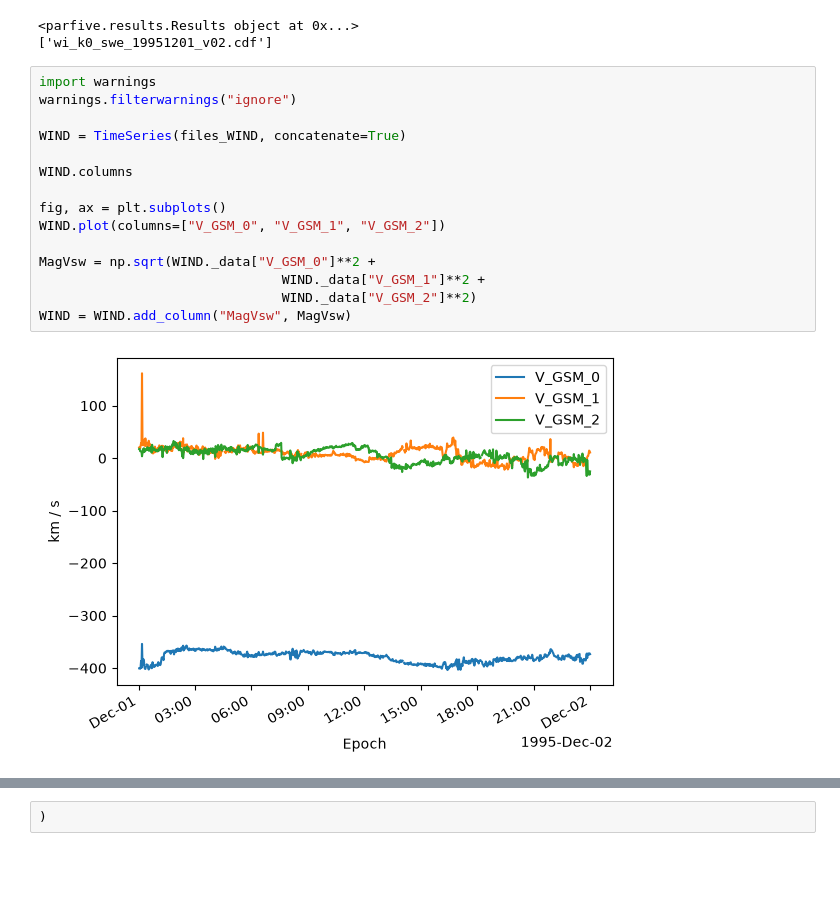
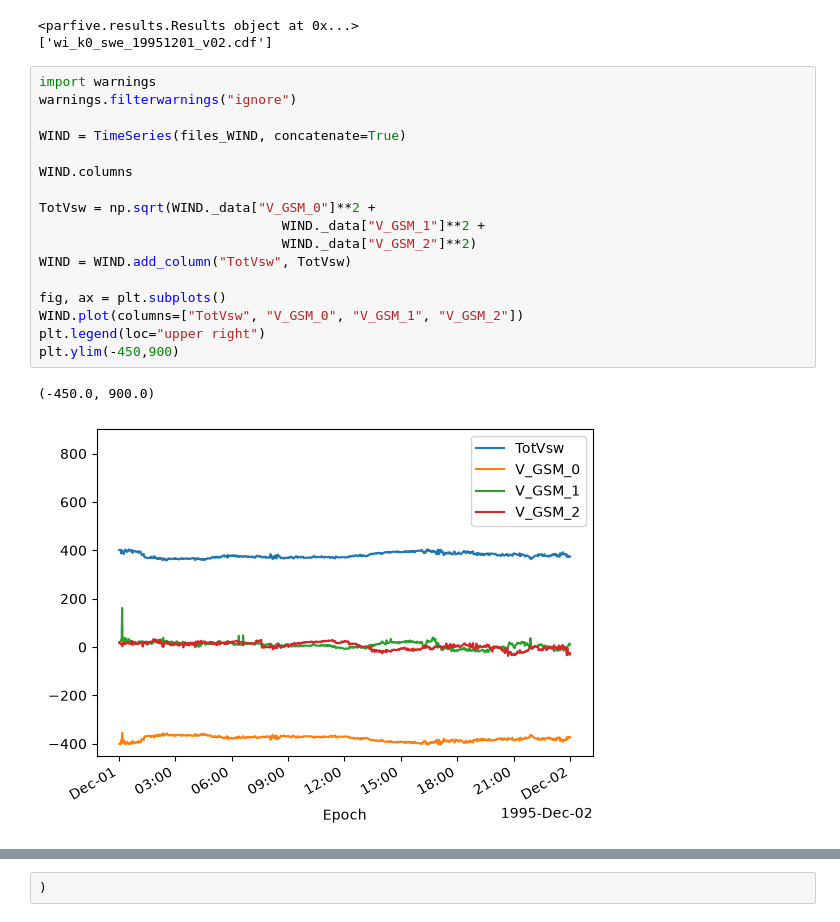
Before and after one commit to rahyndman/SolarWindCode, a Jupyter notebook: DownloadData.ipynb, the cells around one changed output, grey strips where cells are left out. Drawn from its saved outputs; the diff is of its cells as text; blank space fills up the shorter version.

Commit message:
Updated plotting to show Vsw components together and separately.

```diff
--- a/DownloadData.ipynb
+++ b/DownloadData.ipynb
@@ -54,20 +55,23 @@ files_WIND
 # %%
 import warnings
 warnings.filterwarnings("ignore")
 
 WIND = TimeSeries(files_WIND, concatenate=True)
 
 WIND.columns
 
-fig, ax = plt.subplots()
-WIND.plot(columns=["V_GSM_0", "V_GSM_1", "V_GSM_2"])
-
-MagVsw = np.sqrt(WIND._data["V_GSM_0"]**2 +
+TotVsw = np.sqrt(WIND._data["V_GSM_0"]**2 +
                                WIND._data["V_GSM_1"]**2 +
                                WIND._data["V_GSM_2"]**2)
-WIND = WIND.add_column("MagVsw", MagVsw)
+WIND = WIND.add_column("TotVsw", TotVsw)
+
+fig, ax = plt.subplots()
+WIND.plot(columns=["TotVsw", "V_GSM_0", "V_GSM_1", "V_GSM_2"])
+plt.legend(loc="upper right")
+plt.ylim(-450,900)
 # %% [output]
+(-450.0, 900.0)
-[figure, old version]
+[figure, new version]
 # %%
 fig, ax  = plt.subplots(4, sharex=True, figsize=(10, 10))
 
```
Also changed, not shown: parts of 2 cells of this notebook.
